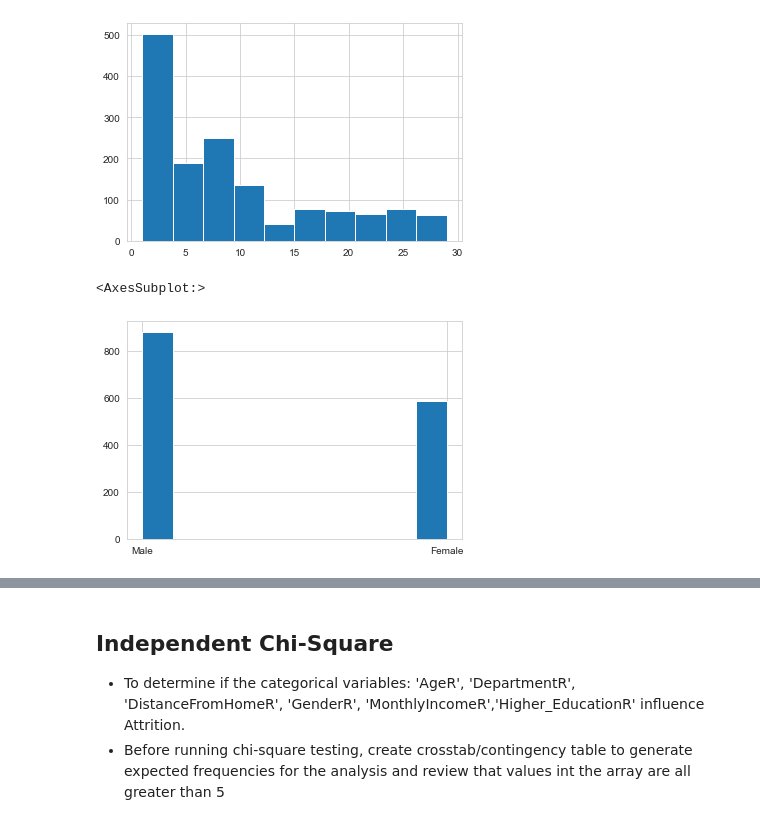
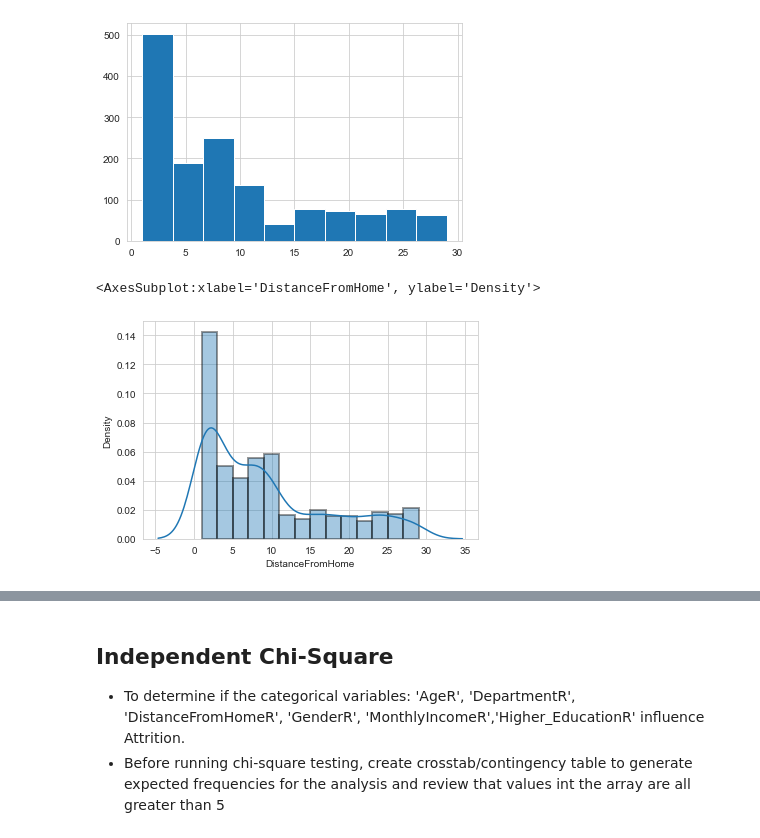
Before and after one commit to SarahMangrum/WozUFinalProject, a Jupyter notebook: HR_Attrition_SAM.ipynb, the cells around one changed output, grey strips where cells are left out. Saved outputs shown, nothing was run; the diff lists cells and outputs as text; code cells hidden in the pictures.

Commit message:
changes to my SAM file
just messing around with my HR_Attrition_SAM.ipynb file

```diff
--- a/HR_Attrition_SAM.ipynb
+++ b/HR_Attrition_SAM.ipynb
@@ -532,5 +501,0 @@ dtype: float64
-# %%
-# Creating a new variable for the square of "Attrition", Then plot it.
-
-attrition['AttritionR_SQ'] = attrition['AttritionR']**2
-sns.distplot(attrition['AttritionR_SQ'])
@@ -544,10 +504,12 @@ attrition['DistanceFromHome'].hist()
 # %% [output]
 <AxesSubplot:>
 [figure]
+# %%
+sns.distplot(attrition['DistanceFromHome'], hist_kws= dict(edgecolor= 'black', linewidth= 2))
+# %% [output]
+<AxesSubplot:xlabel='DistanceFromHome', ylabel='Density'>
+[figure, added]
 # %%
 attrition['Gender'].hist()
-# %% [output]
-<AxesSubplot:>
-[figure, removed]
 # %%
 attrition['MonthlyIncome'].hist()
```
Also changed, not shown: parts of 28 cells of this notebook.
